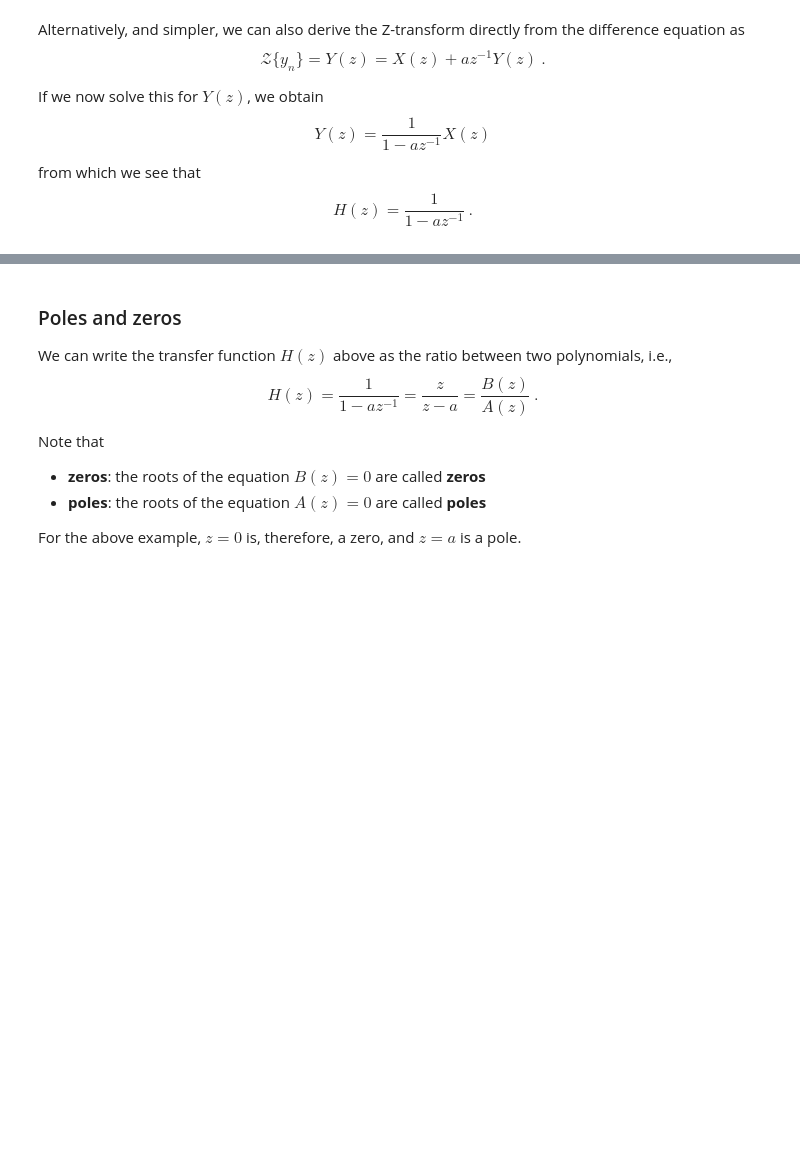
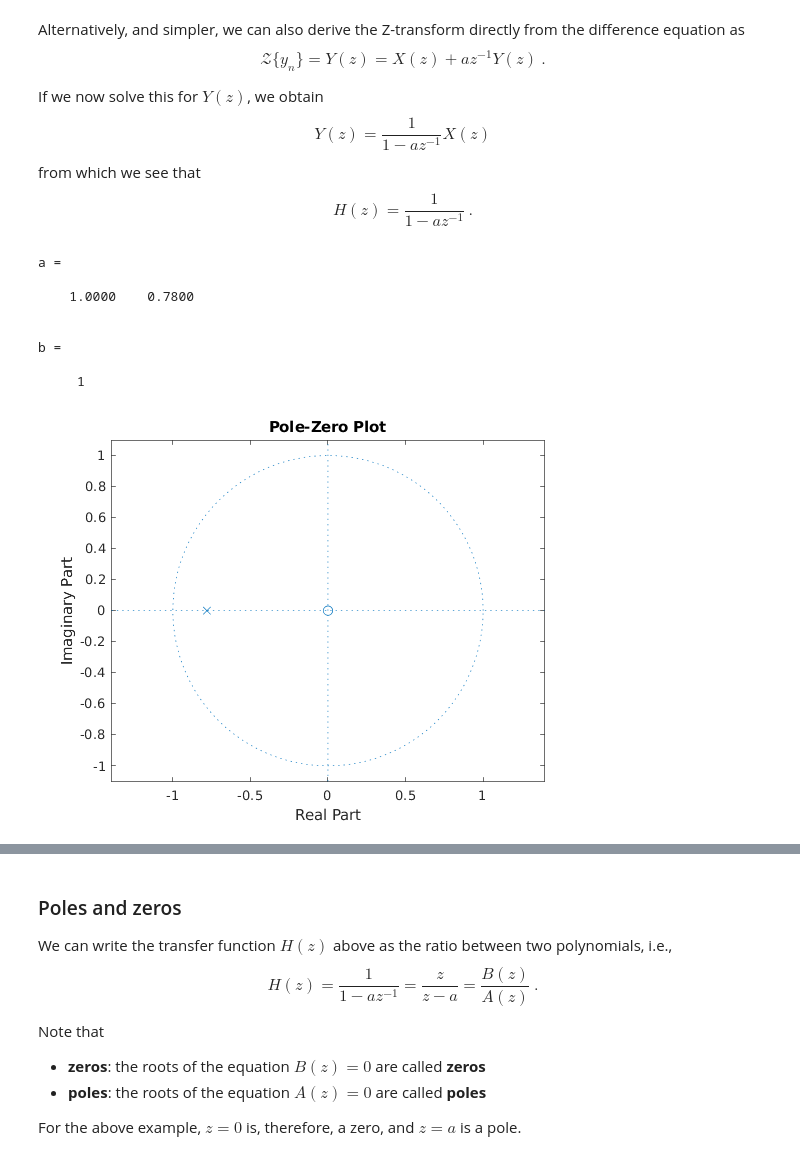
Before and after one commit to SMC-AAU-CPH/med4-ap-matlab, a Jupyter notebook: lecture6_More_About_Filters/apLecture6.ipynb, the cells around one changed output, grey strips where cells are left out. Cells and saved outputs as stored; diff of their text form; code cells hidden in the pictures; blank space fills up the shorter version.

```diff
--- a/lecture6_More_About_Filters/apLecture6.ipynb
+++ b/lecture6_More_About_Filters/apLecture6.ipynb
@@ -373,9 +392,19 @@ $$
     H(z) = \frac{1}{1-az^{-1}}\ .
 $$
 # %%
-a = [1 -0.78]
+a = [1 +0.78]
 b = 1
 zplane(b,a)
+# %% [output]
+a =
+
+    1.0000    0.7800
+
+
+b =
+
+     1
+[figure, added]
 # %%
 freqz(b,a)
 %%% New: try this on MATLAB Online
```
Also changed, not shown: parts of 5 cells of this notebook, 19 other files.
